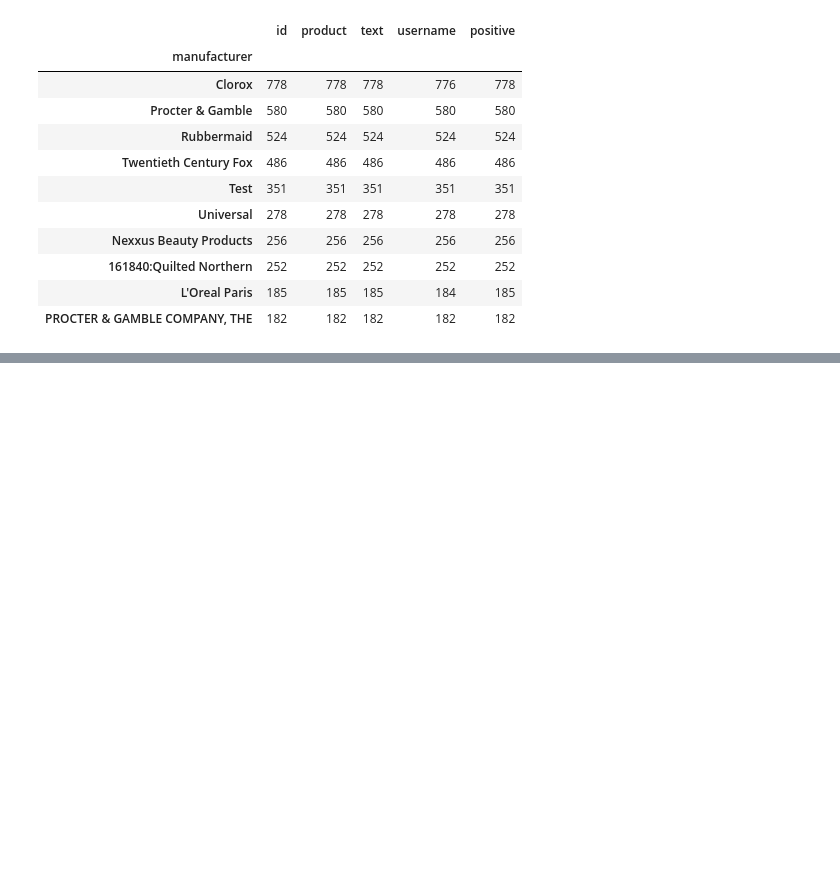
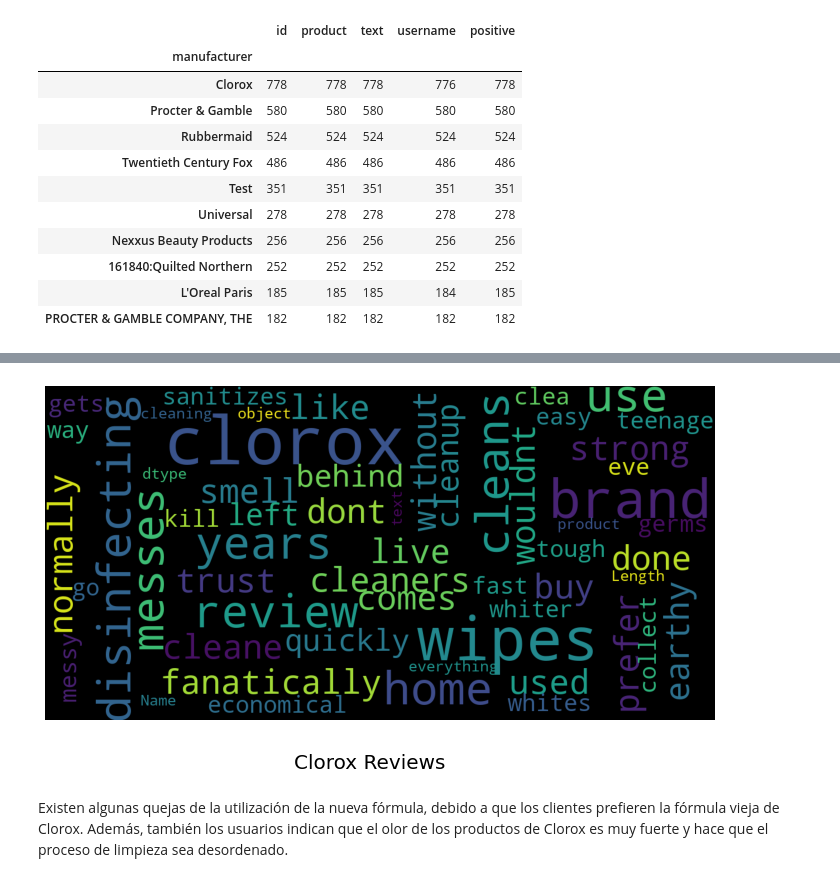
Before and after one commit to RodrigoZea/HDT5DS, a Jupyter notebook: hdt5.ipynb, the cells around one changed output, grey strips where cells are left out. Drawn from its saved outputs; the diff is of its cells as text; code cells hidden in the pictures; blank space fills up the shorter version.

Commit message:
Agregando parte 7 y limpiando algunas cosas

```diff
--- a/hdt5.ipynb
+++ b/hdt5.ipynb
@@ -273,7 +221,7 @@ See the caveats in the documentation: https://pandas.pydata.org/pandas-docs/stab
 #### ¿Cuáles son los usuarios que más reviews negativos y positivos dan en promedio?
 - Se utiliza en analizador de sentimientos de nltk para calcuar "polarity scores" para cada review, y se agrega una columna con titulo "positive", la cual es un valor Booleano que indica si el review es positivo o no.
 # %%
-o_data = pd.read_csv('./data/datos.csv')
+o_data = pd.read_csv('./datos.csv')
 o_data['id'].count()
 # %% [output]
 71044
@@ -406,3 +354,5 @@ most_negative.count().sort_values(by=['id'], ascending=False)[:10]
 | 161840:Quilted Northern | 252 | 252 | 252 | 252 | 252 |
 | L'Oreal Paris | 185 | 185 | 185 | 184 | 185 |
 | PROCTER & GAMBLE COMPANY, THE | 182 | 182 | 182 | 182 | 182 |
+# %%
+clorox_rev = data[(data['manufacturer'] == 'Clorox') & (data['positive'] == False)]['text']
@@ -408,0 +376,6 @@ most_negative.count().sort_values(by=['id'], ascending=False)[:10]
+# %%
+show_wordcloud(clorox_rev, title='Clorox Reviews')
+# %% [output]
+[figure, added]
+# %% [markdown]
+Existen algunas quejas de la utilización de la nueva fórmula, debido a que los clientes prefieren la fórmula vieja de Clorox. Además, también los usuarios indican que el olor de los productos de Clorox es muy fuerte y hace que el proceso de limpieza sea desordenado.
```
Also changed, not shown: parts of 18 cells of this notebook.
